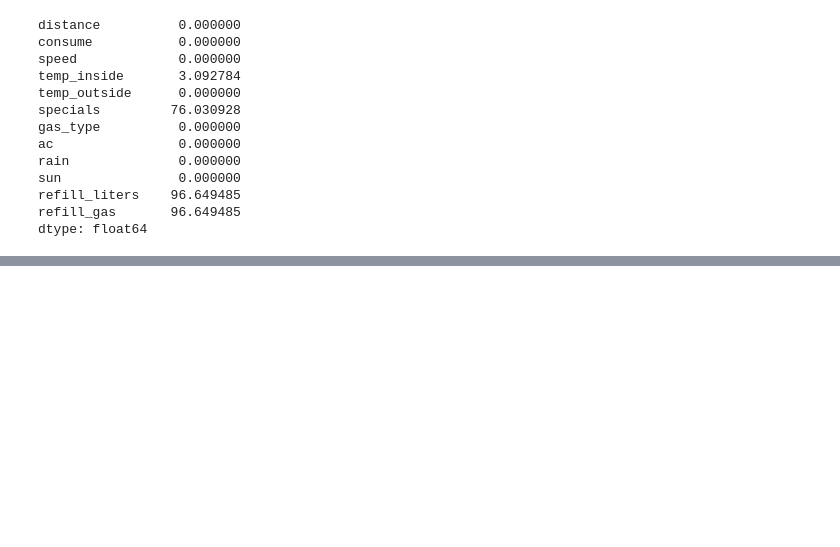
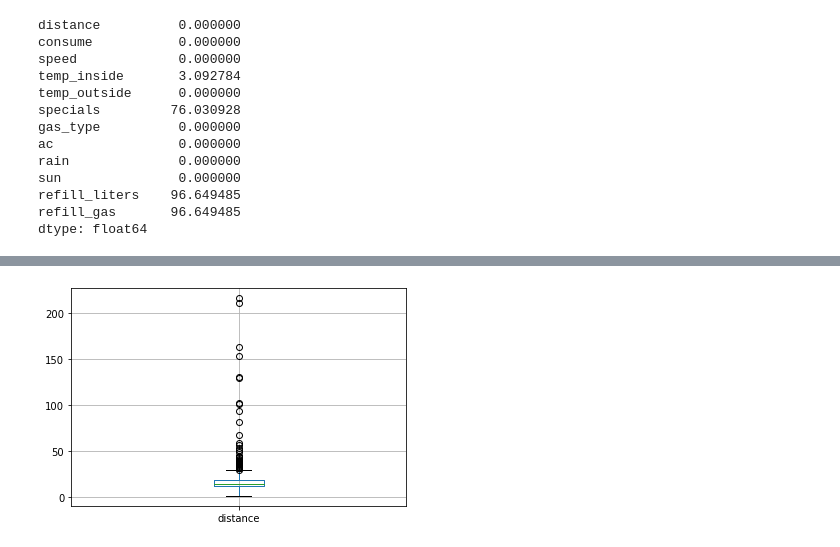
Before and after one commit to ironhack-edu/technical_challenge_DA, a Jupyter notebook: Holly Dalton Tech Challenge.ipynb, the cells around one changed output, grey strips where cells are left out. Cells and saved outputs as stored; diff of their text form; code cells hidden in the pictures; blank space fills up the shorter version.

```diff
--- a/Holly Dalton Tech Challenge.ipynb
+++ b/Holly Dalton Tech Challenge.ipynb
@@ -622,0 +685,5 @@ sns.countplot(x=cobify.refill_liters)
+# %%
+cobify[['distance']].boxplot()
+plt.show()
+# %% [output]
+[figure, added]
```
Also changed, not shown: parts of 57 cells of this notebook.
